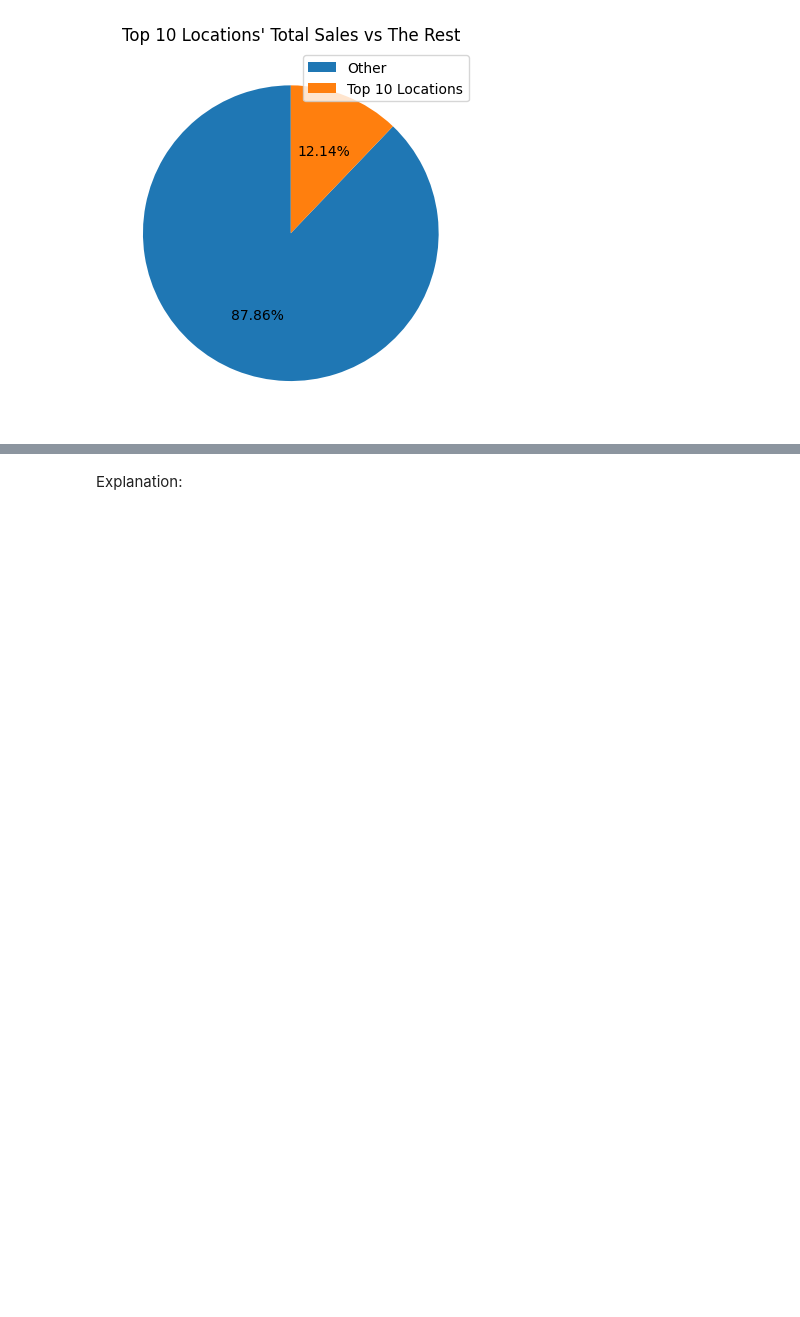
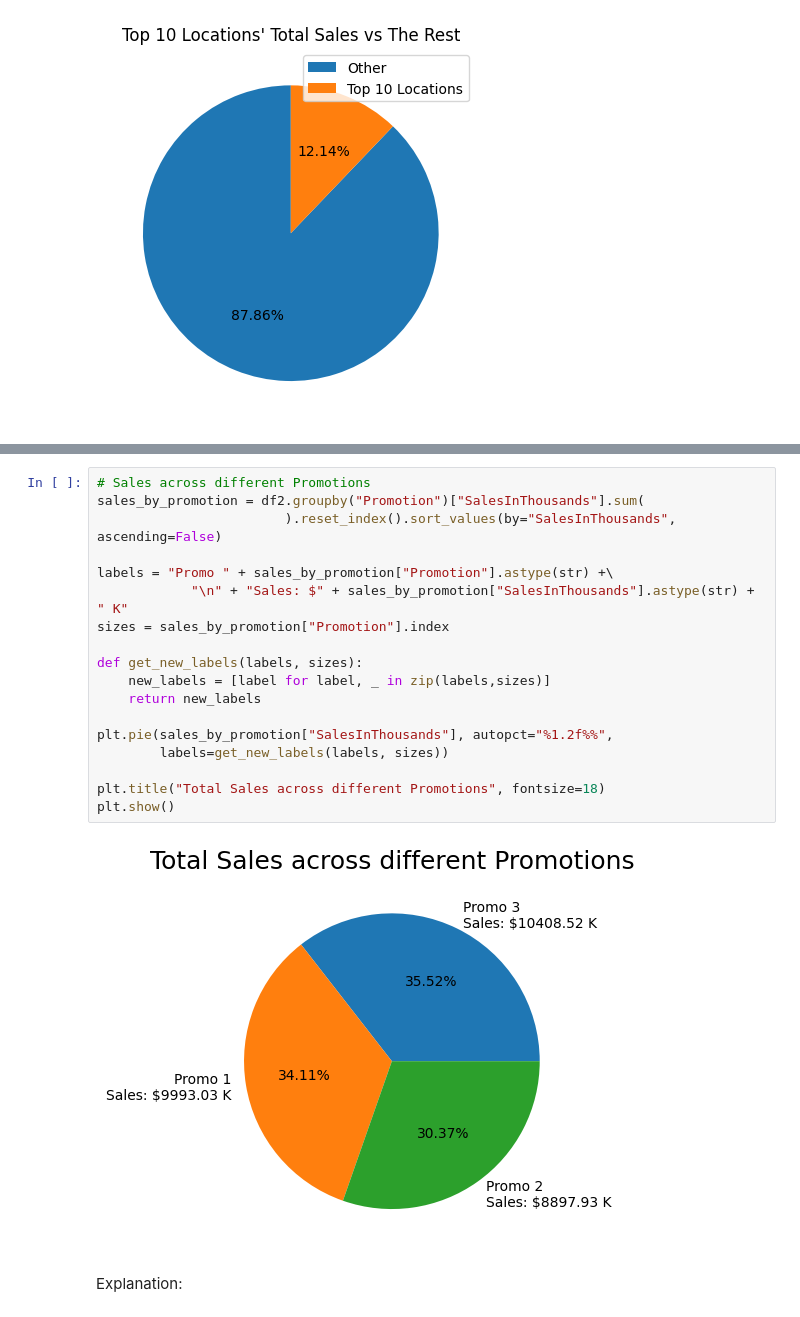
Before and after one commit to tan-yong-sheng/business_analytics, a Jupyter notebook: iv Data Analysis (Insight Generation)/Final Project/Assignment 5/EDA_Final_Project.ipynb, the cells around one changed output, grey strips where cells are left out. Drawn from its saved outputs; the diff is of its cells as text; blank space fills up the shorter version.

```diff
--- a/iv Data Analysis (Insight Generation)/Final Project/Assignment 5/EDA_Final_Project.ipynb
+++ b/iv Data Analysis (Insight Generation)/Final Project/Assignment 5/EDA_Final_Project.ipynb
@@ -256,3 +360,23 @@ plt.show()
+# %%
+# Sales across different Promotions
+sales_by_promotion = df2.groupby("Promotion")["SalesInThousands"].sum(
+                        ).reset_index().sort_values(by="SalesInThousands", ascending=False)
+
+labels = "Promo " + sales_by_promotion["Promotion"].astype(str) +\
+            "\n" + "Sales: $" + sales_by_promotion["SalesInThousands"].astype(str) + " K"
+sizes = sales_by_promotion["Promotion"].index
+
+def get_new_labels(labels, sizes):
+    new_labels = [label for label, _ in zip(labels,sizes)]
+    return new_labels
+
+plt.pie(sales_by_promotion["SalesInThousands"], autopct="%1.2f%%",
+        labels=get_new_labels(labels, sizes))
+
+plt.title("Total Sales across different Promotions", fontsize=18)
+plt.show()
+# %% [output]
+[figure, added]
 # %% [markdown]
 Explanation:
 # %% [markdown]
```
Also changed, not shown: parts of 19 cells of this notebook.
